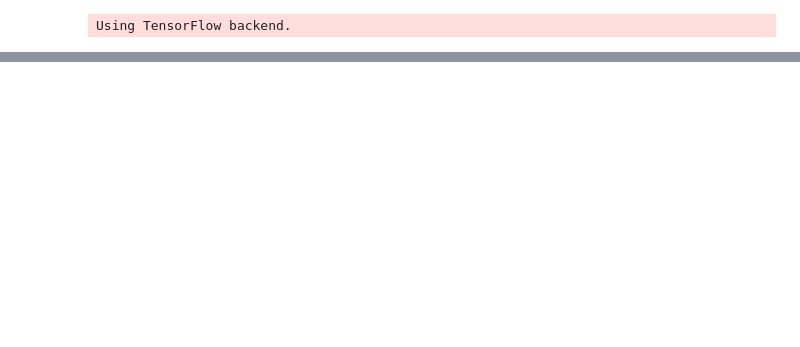
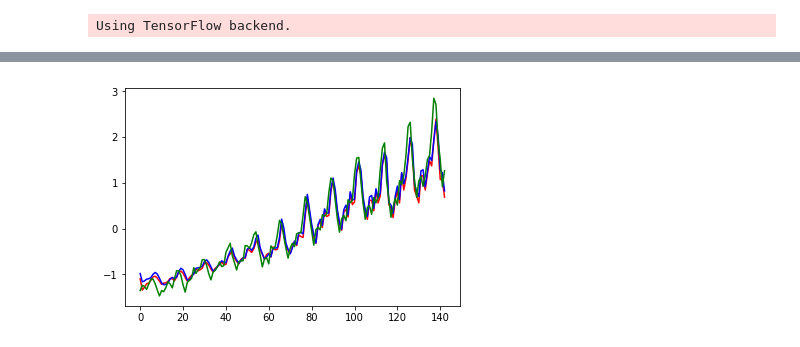
Before and after one commit to jordanott/FBRNN, a Jupyter notebook: Notebooks/FeedBackRNN.ipynb, the cells around one changed output, grey strips where cells are left out. Cells and saved outputs as stored; diff of their text form; code cells hidden in the pictures; blank space fills up the shorter version.

```diff
--- a/Notebooks/FeedBackRNN.ipynb
+++ b/Notebooks/FeedBackRNN.ipynb
@@ -80,0 +130,9 @@ plt.show()
+# %%
+y_pred_basic = torch.stack(basic_model(sample_batch.type(torch.float32))[:-1])
+plt.plot(y_pred_basic.detach().squeeze().numpy(), "red") # detach is necessary because the output still has gradient tracking on it
+y_pred_custom = torch.stack(custom_model(sample_batch.type(torch.float32))[:-1])
+plt.plot(y_pred_custom.detach().squeeze().numpy(), "blue") # detach is necessary because the output still has gradient tracking on it
+plt.plot(y.squeeze().numpy(), "green")
+plt.show()
+# %% [output]
+[figure, added]
```
Also changed, not shown: parts of 7 cells of this notebook.
